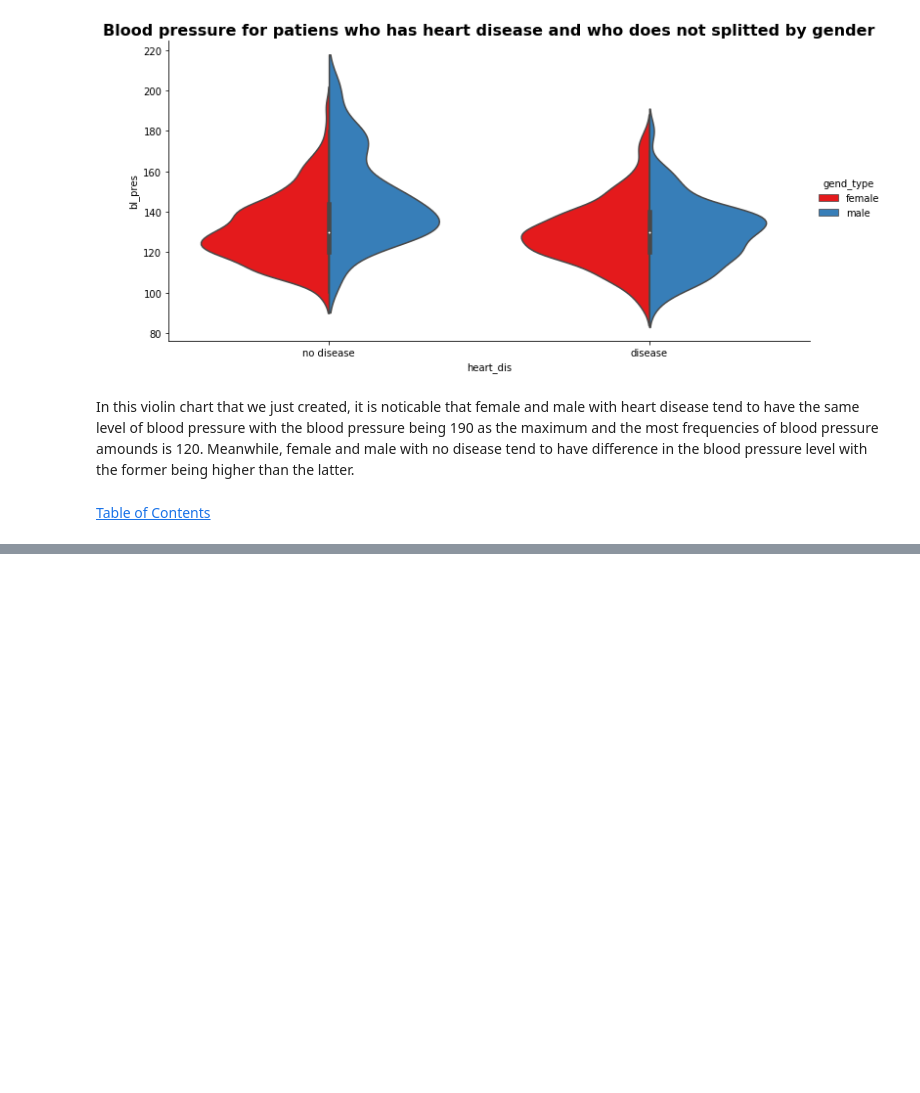
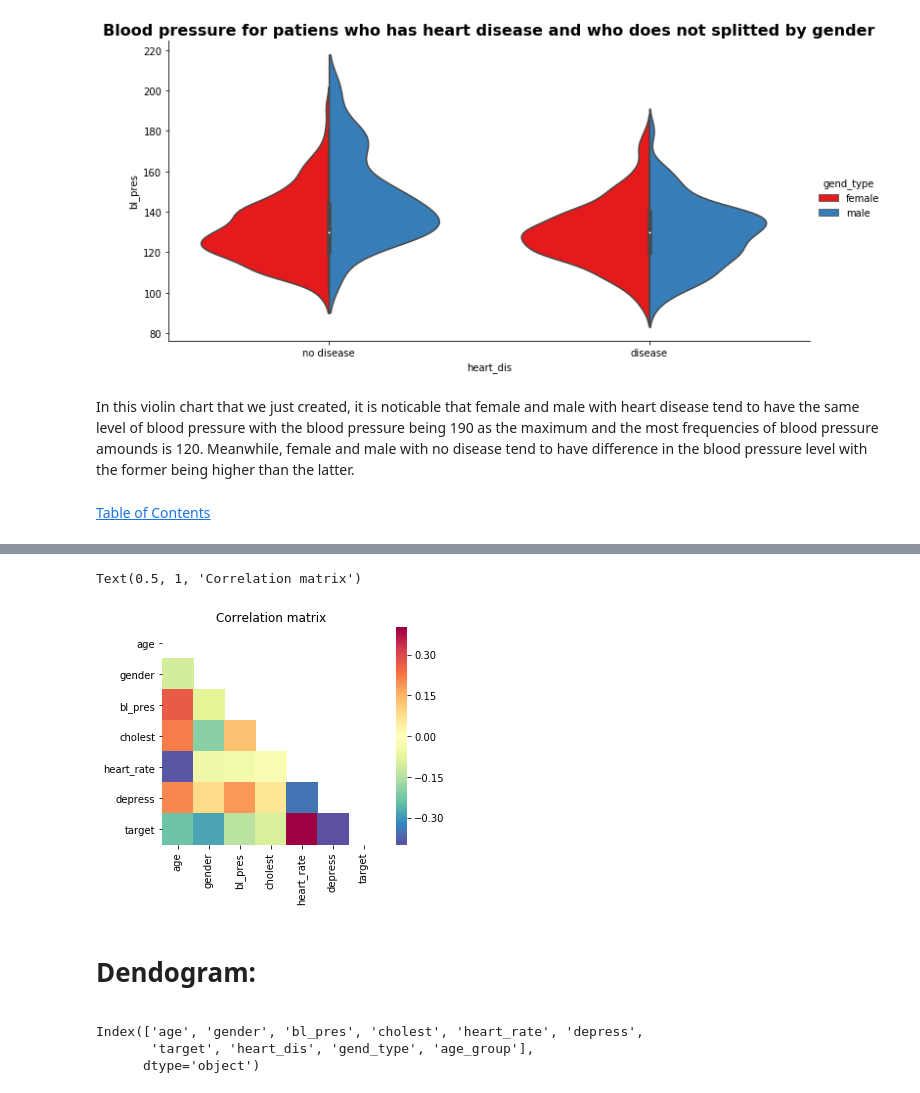
Before and after one commit to daryna05/HEALTHCARE_PR2, a Jupyter notebook: Project2_prep_final.ipynb, the cells around one changed output, grey strips where cells are left out. Saved outputs shown, nothing was run; the diff lists cells and outputs as text; code cells hidden in the pictures; blank space fills up the shorter version.

```diff
--- a/Project2_prep_final.ipynb
+++ b/Project2_prep_final.ipynb
@@ -383,0 +422,23 @@ In this violin chart that we just created, it is noticable that female and male
+# %%
+# Different ways to plot the correlations
+corrs = heart_data.corr()
+mask = np.zeros_like(corrs)
+mask[np.triu_indices_from(mask)] = True
+sns.heatmap(corrs, cmap='Spectral_r', mask=mask, square=True, vmin=-.4, vmax=.4)
+plt.title('Correlation matrix')
+# %% [output]
+Text(0.5, 1, 'Correlation matrix')
+[figure, added]
+# %% [markdown]
+<a id="dendogram"></a>
+<div>
+    <h1>
+        Dendogram:
+    </h1>
+</div>
+# %%
+heart_data.columns
+# %% [output]
+Index(['age', 'gender', 'bl_pres', 'cholest', 'heart_rate', 'depress',
+       'target', 'heart_dis', 'gend_type', 'age_group'],
+      dtype='object')
```
Also changed, not shown: parts of 16 cells of this notebook.
